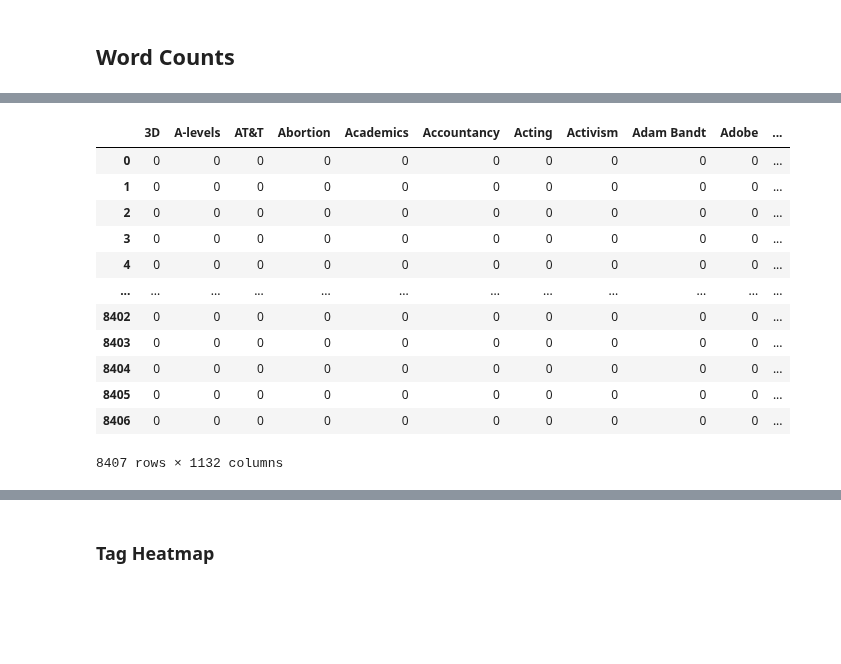
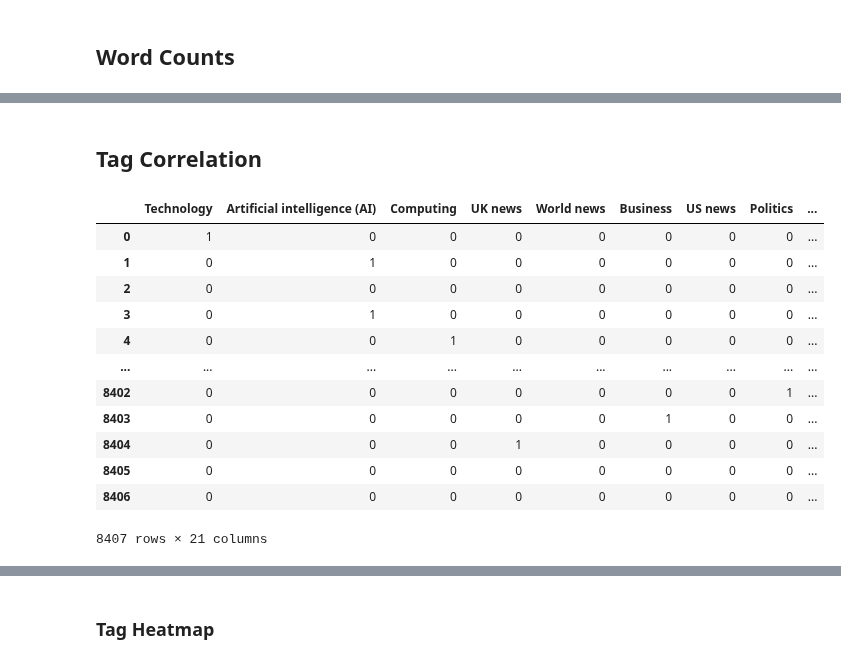
Before and after one commit to Minyall/sc207_2023-24, a Jupyter notebook: 8_9_APIs/9_api_data.ipynb, the cells around one changed output, grey strips where cells are left out. Saved outputs shown, nothing was run; the diff lists cells and outputs as text; code cells hidden in the pictures; blank space fills up the shorter version.

Commit message:
Started 9_api_data notebook commentary

```diff
--- a/8_9_APIs/9_api_data.ipynb
+++ b/8_9_APIs/9_api_data.ipynb
@@ -177,0 +276,3 @@ Index(['Technology', 'Opinion', 'Australia news', 'Business', 'World news',
+# %%
+articles = articles[articles['sectionName'].isin(top_sections)]
+articles.info()
@@ -206,6 +328,8 @@ len(tag_per_line)
 8407
 # %%
 tag_data = pd.json_normalize(tag_per_line['tags'])
+tag_data['story_index'] = tag_per_line.index
+tag_data['wordcount'] = tag_per_line['wordcount'].tolist()
 tag_data
 # %% [output]
 |  | id | type | sectionId | sectionName | webTitle | webUrl | apiUrl | references | description | ... |
@@ -290,19 +428,22 @@ tag_per_line
+# %% [markdown]
+## Tag Correlation
 # %%
 M = pd.get_dummies(tag_data['webTitle'])
+M = M[top_tags]
 M['story_index'] = tag_per_line.index
 M
 # %% [output]
-|  | 3D | A-levels | AT&T | Abortion | Academics | Accountancy | Acting | Activism | Adam Bandt | Adobe | ... |
-| 0 | 0 | 0 | 0 | 0 | 0 | 0 | 0 | 0 | 0 | 0 | ... |
-| 1 | 0 | 0 | 0 | 0 | 0 | 0 | 0 | 0 | 0 | 0 | ... |
-| 2 | 0 | 0 | 0 | 0 | 0 | 0 | 0 | 0 | 0 | 0 | ... |
-| 3 | 0 | 0 | 0 | 0 | 0 | 0 | 0 | 0 | 0 | 0 | ... |
-| 4 | 0 | 0 | 0 | 0 | 0 | 0 | 0 | 0 | 0 | 0 | ... |
-| ... | ... | ... | ... | ... | ... | ... | ... | ... | ... | ... | ... |
-| 8402 | 0 | 0 | 0 | 0 | 0 | 0 | 0 | 0 | 0 | 0 | ... |
-| 8403 | 0 | 0 | 0 | 0 | 0 | 0 | 0 | 0 | 0 | 0 | ... |
-| 8404 | 0 | 0 | 0 | 0 | 0 | 0 | 0 | 0 | 0 | 0 | ... |
-| 8405 | 0 | 0 | 0 | 0 | 0 | 0 | 0 | 0 | 0 | 0 | ... |
-| 8406 | 0 | 0 | 0 | 0 | 0 | 0 | 0 | 0 | 0 | 0 | ... |
+|  | Technology | Artificial intelligence (AI) | Computing | UK news | World news | Business | US news | Politics | ... |
+| 0 | 1 | 0 | 0 | 0 | 0 | 0 | 0 | 0 | ... |
+| 1 | 0 | 1 | 0 | 0 | 0 | 0 | 0 | 0 | ... |
+| 2 | 0 | 0 | 0 | 0 | 0 | 0 | 0 | 0 | ... |
+| 3 | 0 | 1 | 0 | 0 | 0 | 0 | 0 | 0 | ... |
+| 4 | 0 | 0 | 1 | 0 | 0 | 0 | 0 | 0 | ... |
+| ... | ... | ... | ... | ... | ... | ... | ... | ... | ... |
+| 8402 | 0 | 0 | 0 | 0 | 0 | 0 | 0 | 1 | ... |
+| 8403 | 0 | 0 | 0 | 0 | 0 | 1 | 0 | 0 | ... |
+| 8404 | 0 | 0 | 0 | 1 | 0 | 0 | 0 | 0 | ... |
+| 8405 | 0 | 0 | 0 | 0 | 0 | 0 | 0 | 0 | ... |
+| 8406 | 0 | 0 | 0 | 0 | 0 | 0 | 0 | 0 | ... |
-8407 rows × 1132 columns
+8407 rows × 21 columns
 # %%
```
Also changed, not shown: parts of 71 cells of this notebook.
